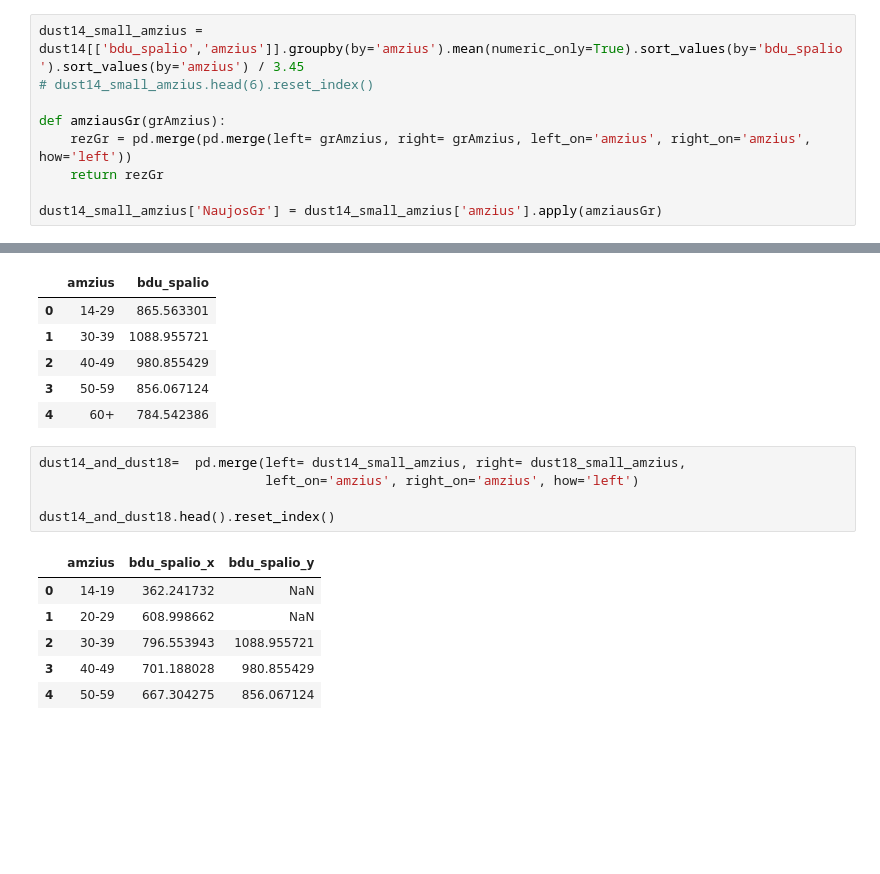
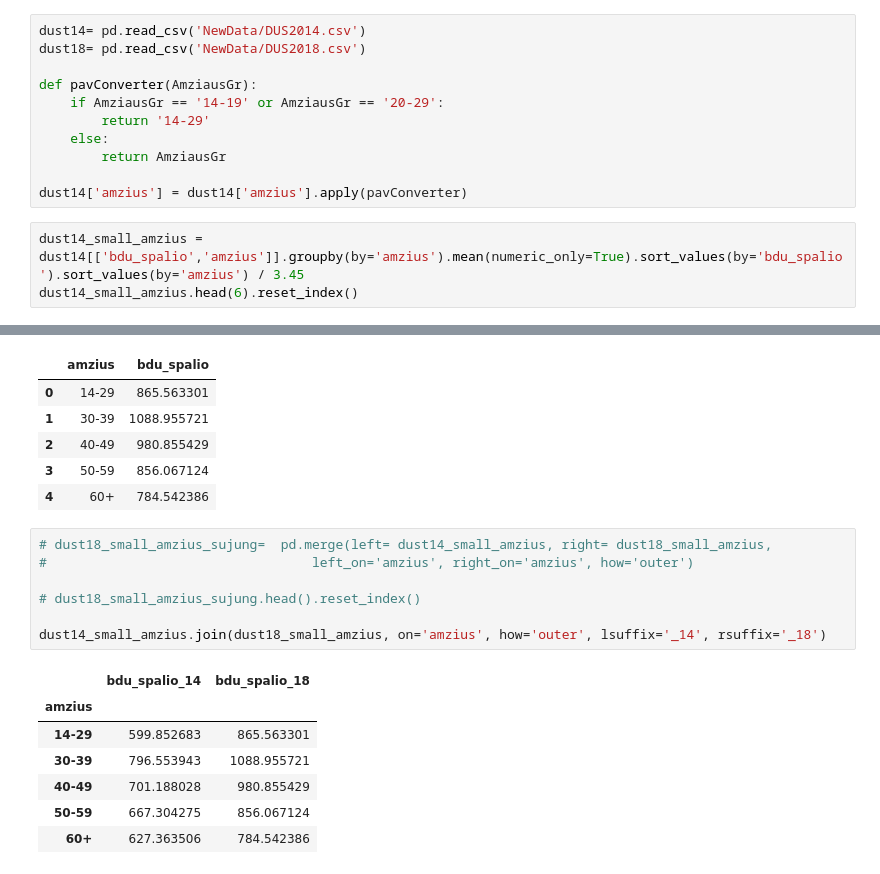
Before and after one commit to Sarunaskaz/JupiterNoteBooks, a Jupyter notebook: 20_.ipynb, the cells around one changed output, grey strips where cells are left out. Drawn from its saved outputs; the diff is of its cells as text; blank space fills up the shorter version.

Commit message:
Pandas- merge-funkcion-join

```diff
--- a/20_.ipynb
+++ b/20_.ipynb
@@ -229,13 +229,18 @@ sujungta.head().reset_index()
 # #suraskite pokytį tarp vidutinių atlyginimų  2014 ir 2018 metams, procentais,
 # atsižvelgdami į amžiaus grupes
 # Hintas: pritaikyti funkcija
+# %%
+dust14= pd.read_csv('NewData/DUS2014.csv')
+dust18= pd.read_csv('NewData/DUS2018.csv')
+
+def pavConverter(AmziausGr):
+    if AmziausGr == '14-19' or AmziausGr == '20-29':
+        return '14-29'
+    else:
+        return AmziausGr
+
+dust14['amzius'] = dust14['amzius'].apply(pavConverter)
 # %%
 dust14_small_amzius = dust14[['bdu_spalio','amzius']].groupby(by='amzius').mean(numeric_only=True).sort_values(by='bdu_spalio').sort_values(by='amzius') / 3.45
-# dust14_small_amzius.head(6).reset_index()
-
-def amziausGr(grAmzius):
-    rezGr = pd.merge(pd.merge(left= grAmzius, right= grAmzius, left_on='amzius', right_on='amzius', how='left'))
-    return rezGr
-
-dust14_small_amzius['NaujosGr'] = dust14_small_amzius['amzius'].apply(amziausGr)
+dust14_small_amzius.head(6).reset_index()
 # %% [output]
@@ -251,14 +261,17 @@ dust18_small_amzius.head(6).reset_index()
 | 3 | 50-59 | 856.067124 |
 | 4 | 60+ | 784.542386 |
 # %%
-dust14_and_dust18=  pd.merge(left= dust14_small_amzius, right= dust18_small_amzius,
-                             left_on='amzius', right_on='amzius', how='left')
+# dust18_small_amzius_sujung=  pd.merge(left= dust14_small_amzius, right= dust18_small_amzius,
+#                                  left_on='amzius', right_on='amzius', how='outer')
 
-dust14_and_dust18.head().reset_index()
+# dust18_small_amzius_sujung.head().reset_index()
+
+dust14_small_amzius.join(dust18_small_amzius, on='amzius', how='outer', lsuffix='_14', rsuffix='_18')
 # %% [output]
-|  | amzius | bdu_spalio_x | bdu_spalio_y |
-| 0 | 14-19 | 362.241732 | NaN |
-| 1 | 20-29 | 608.998662 | NaN |
-| 2 | 30-39 | 796.553943 | 1088.955721 |
-| 3 | 40-49 | 701.188028 | 980.855429 |
-| 4 | 50-59 | 667.304275 | 856.067124 |
+|  | bdu_spalio_14 | bdu_spalio_18 |
+| amzius |  |  |
+| 14-29 | 599.852683 | 865.563301 |
+| 30-39 | 796.553943 | 1088.955721 |
+| 40-49 | 701.188028 | 980.855429 |
+| 50-59 | 667.304275 | 856.067124 |
+| 60+ | 627.363506 | 784.542386 |
```
Also changed, not shown: parts of 4 cells of this notebook.
